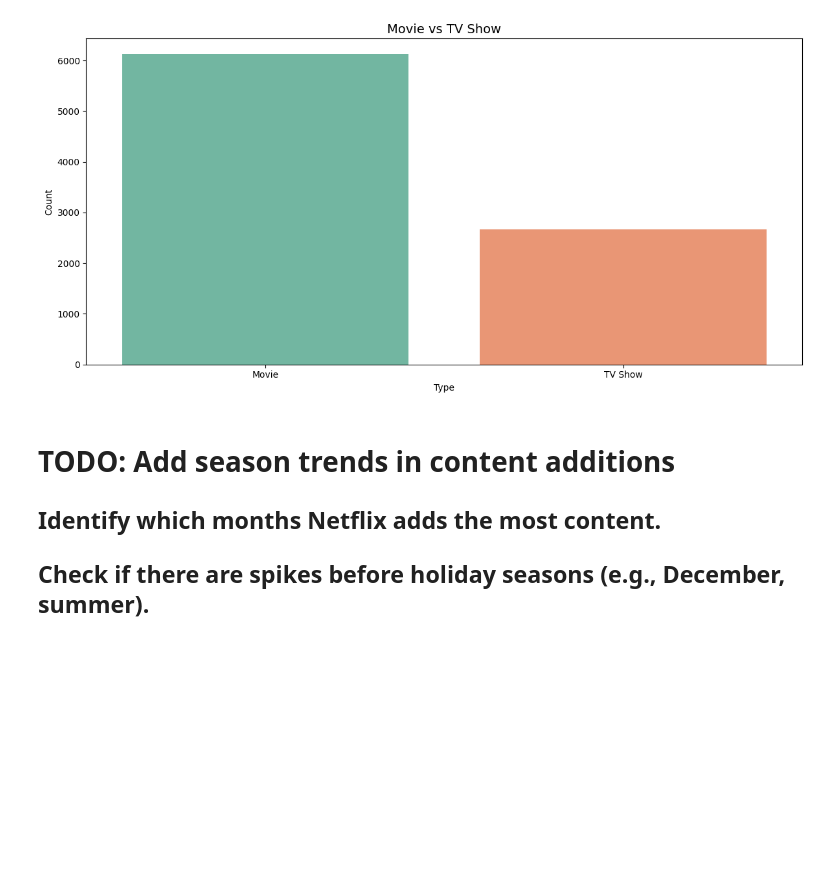
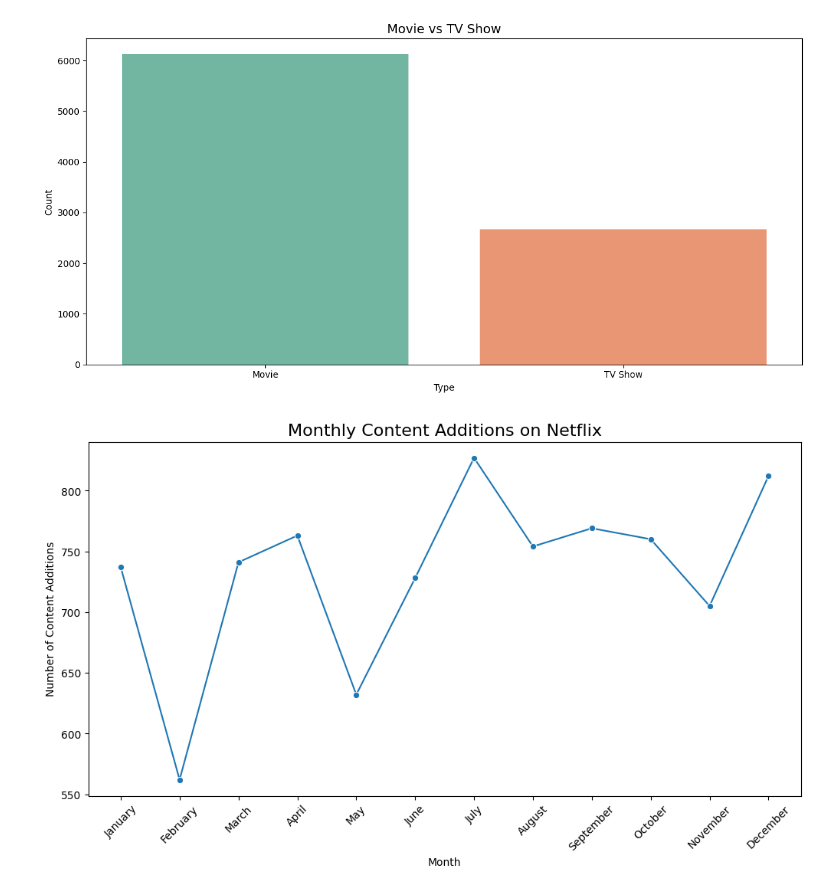
Before and after one commit to G-Bielokozowicz/Netflix-Data-Analysis, a Jupyter notebook: main.ipynb, the cells around one changed output. Cells and saved outputs as stored; diff of their text form; code cells hidden in the pictures; blank space fills up the shorter version.

```diff
--- a/main.ipynb
+++ b/main.ipynb
@@ -291,7 +318,42 @@ plt.tight_layout()
 plt.show()
 # %% [output]
 [figure]
-# %% [markdown]
-# TODO: Add season trends in content additions
-## Identify which months Netflix adds the most content.
-## Check if there are spikes before holiday seasons (e.g., December, summer).
+# %%
+# Extract the month from the date_added column
+df['month_added'] = df['date_added'].dt.month
+
+# Group by month and count the values in the title column
+monthly_additions = df.groupby('month_added')['title'].count().reset_index(name='count')
+
+# Map month numbers to month names for better readability
+month_names = {
+    1: 'January',
+    2: 'February',
+    3: 'March',
+    4: 'April',
+    5: 'May',
+    6: 'June',
+    7: 'July',
+    8: 'August',
+    9: 'September',
+    10: 'October',
+    11: 'November',
+    12: 'December'
+}
+monthly_additions['month_name'] = monthly_additions['month_added'].map(month_names)
+
+plt.figure(figsize=(12, 6))
+sns.lineplot(
+    data=monthly_additions,
+    x='month_name',
+    y='count',
+    marker='o',
+    sort=False)
+plt.title('Monthly Content Additions on Netflix',size=16)
+plt.xlabel('Month')
+plt.ylabel('Number of Content Additions')
+plt.xticks(rotation=45)
+
+plt.show()
+# %% [output]
+[figure, added]
```
Also changed, not shown: parts of 5 cells of this notebook.
